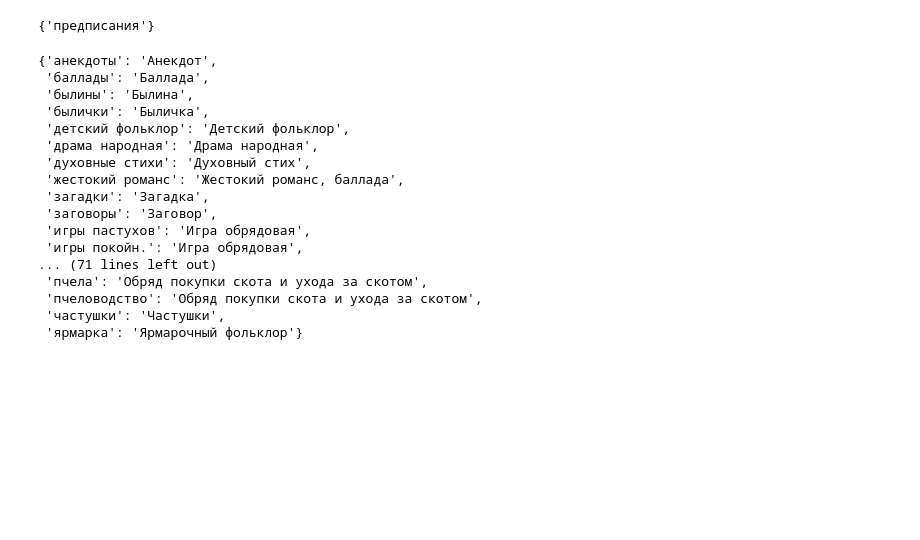
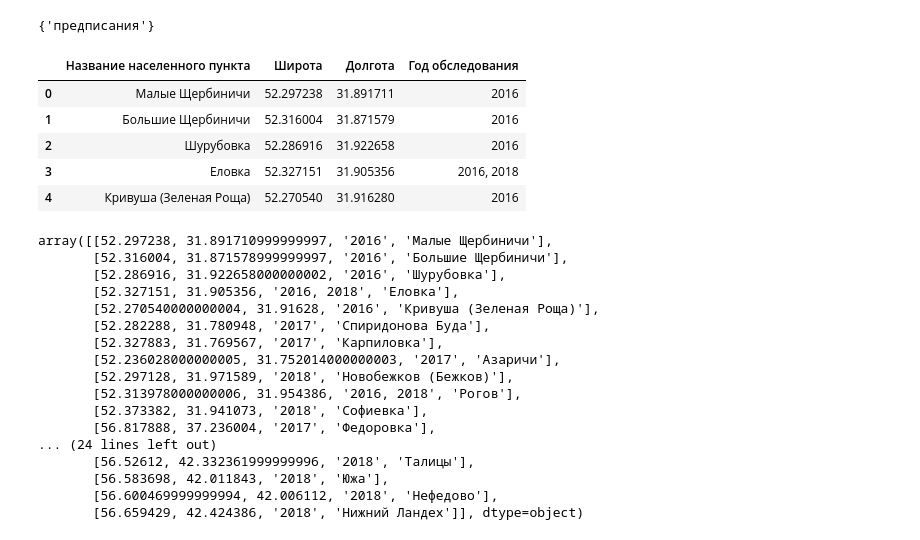
Before and after one commit to ruthenian8/folklore, a Jupyter notebook: notebooks/geo_to_db.ipynb, the cells around one changed output. Drawn from its saved outputs; the diff is of its cells as text; code cells hidden in the pictures; blank space fills up the shorter version.

```diff
--- a/notebooks/geo_to_db.ipynb
+++ b/notebooks/geo_to_db.ipynb
@@ -326,23 +326,3 @@ keywords
 set(mapping) - set(keywords)
 # %% [output]
 {'предписания'}
-# %%
-mapping
-# %% [output]
-{'анекдоты': 'Анекдот',
- 'баллады': 'Баллада',
- 'былины': 'Былина',
- 'былички': 'Быличка',
- 'детский фольклор': 'Детский фольклор',
- 'драма народная': 'Драма народная',
- 'духовные стихи': 'Духовный стих',
- 'жестокий романс': 'Жестокий романс, баллада',
- 'загадки': 'Загадка',
- 'заговоры': 'Заговор',
- 'игры пастухов': 'Игра обрядовая',
- 'игры покойн.': 'Игра обрядовая',
-... (71 lines left out)
- 'пчела': 'Обряд покупки скота и ухода за скотом',
- 'пчеловодство': 'Обряд покупки скота и ухода за скотом',
- 'частушки': 'Частушки',
- 'ярмарка': 'Ярмарочный фольклор'}
@@ -348,0 +331,32 @@ mapping
+# %%
+df = pd.read_csv('geocodes.csv', sep='\t')
+# %%
+df['Год обследования'] = df['Год обследования'].astype('str').apply(lambda x: ', '.join(i for i in x.split('.') if i != '0'))
+df.head()
+# %% [output]
+|  | Название населенного пункта | Широта | Долгота | Год обследования |
+| 0 | Малые Щербиничи | 52.297238 | 31.891711 | 2016 |
+| 1 | Большие Щербиничи | 52.316004 | 31.871579 | 2016 |
+| 2 | Шурубовка | 52.286916 | 31.922658 | 2016 |
+| 3 | Еловка | 52.327151 | 31.905356 | 2016, 2018 |
+| 4 | Кривуша (Зеленая Роща) | 52.270540 | 31.916280 | 2016 |
+# %%
+df[['Широта','Долгота','Год обследования','Название населенного пункта']].values
+# %% [output]
+array([[52.297238, 31.891710999999997, '2016', 'Малые Щербиничи'],
+       [52.316004, 31.871578999999997, '2016', 'Большие Щербиничи'],
+       [52.286916, 31.922658000000002, '2016', 'Шурубовка'],
+       [52.327151, 31.905356, '2016, 2018', 'Еловка'],
+       [52.270540000000004, 31.91628, '2016', 'Кривуша (Зеленая Роща)'],
+       [52.282288, 31.780948, '2017', 'Спиридонова Буда'],
+       [52.327883, 31.769567, '2017', 'Карпиловка'],
+       [52.236028000000005, 31.752014000000003, '2017', 'Азаричи'],
+       [52.297128, 31.971589, '2018', 'Новобежков (Бежков)'],
+       [52.313978000000006, 31.954386, '2016, 2018', 'Рогов'],
+       [52.373382, 31.941073, '2018', 'Софиевка'],
+       [56.817888, 37.236004, '2017', 'Федоровка'],
+... (24 lines left out)
+       [56.52612, 42.332361999999996, '2018', 'Талицы'],
+       [56.583698, 42.011843, '2018', 'Южа'],
+       [56.600469999999994, 42.006112, '2018', 'Нефедово'],
+       [56.659429, 42.424386, '2018', 'Нижний Ландех']], dtype=object)
```
Also changed, not shown: parts of 6 cells of this notebook, 3 other files.
